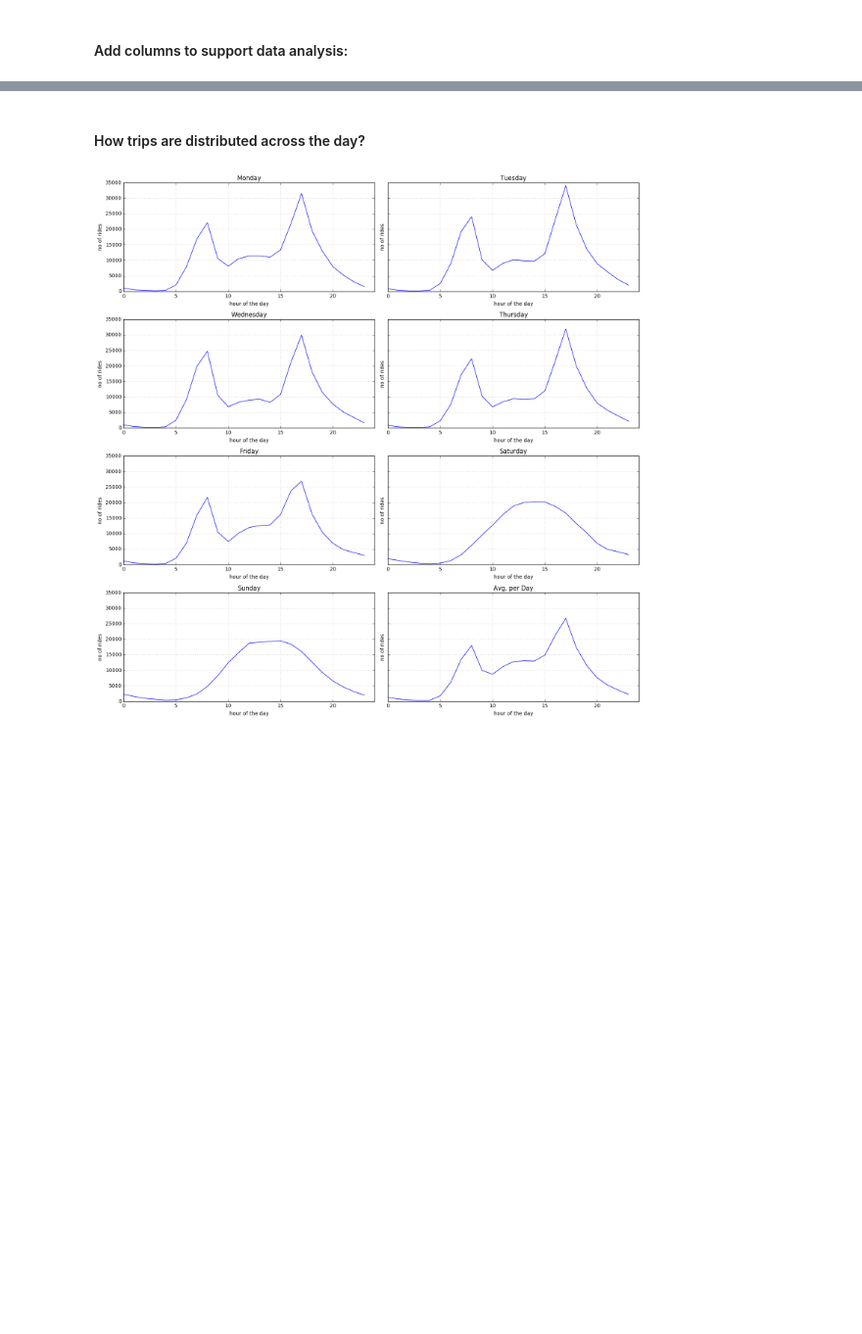
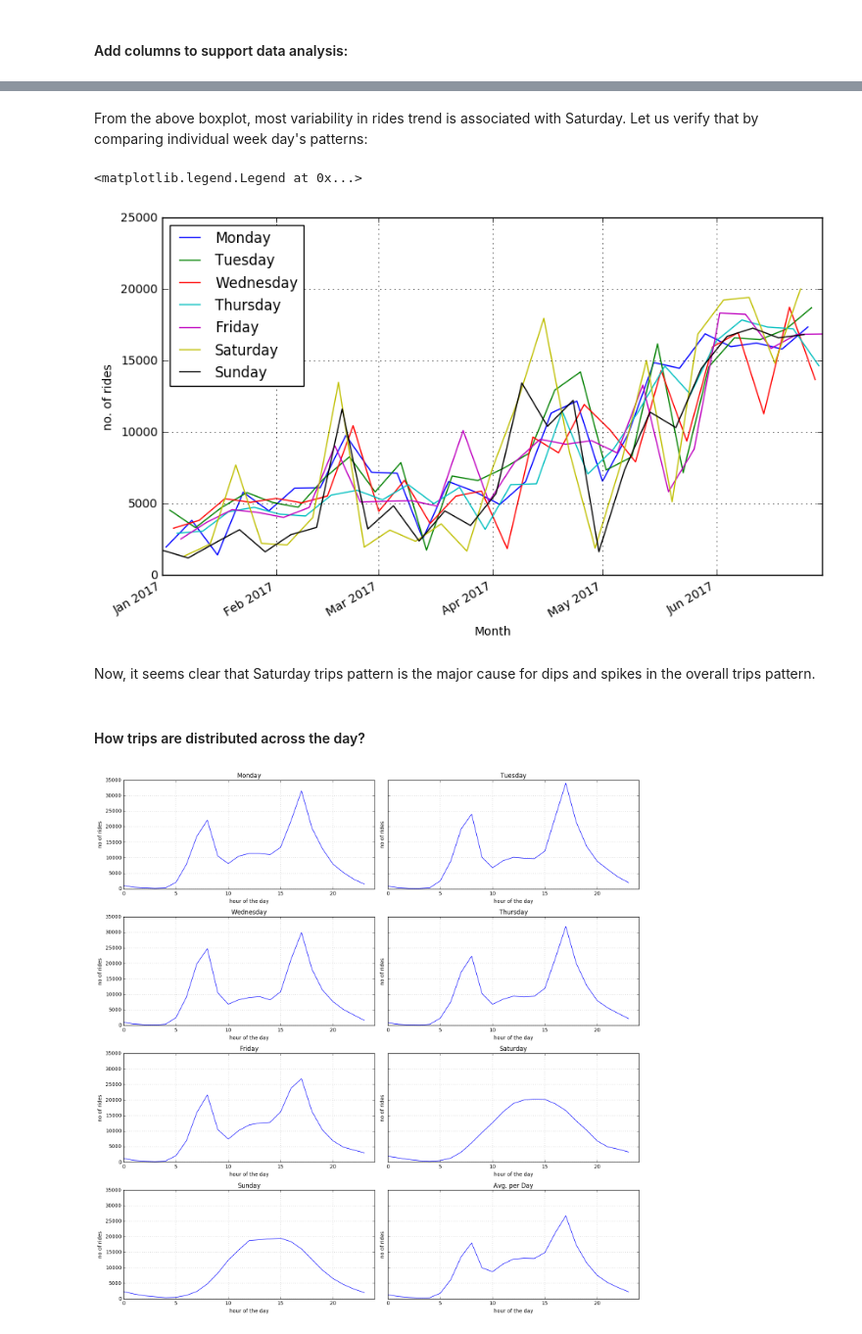
Before and after one commit to Samimust/divvybikes, a Jupyter notebook: Data Storytelling.ipynb, the cells around one changed output, grey strips where cells are left out. Shown at 98% size. Cells and saved outputs as stored; diff of their text form; code cells hidden in the pictures; blank space fills up the shorter version.

```diff
--- a/Data Storytelling.ipynb
+++ b/Data Storytelling.ipynb
@@ -134,3 +152,28 @@ From the above time series plot, it is clear that there is an increase in rides
+# %% [markdown]
+From the above boxplot, most variability  in rides trend is associated with Saturday. Let us verify that by comparing individual week day's patterns:
+# %%
+
+dso = divvy_rides.groupby(['week_day', 'start_date']).size().to_frame()
+dso.columns = ['count_per_day']
+dso.reset_index(inplace=True)
+
+fig, ax = plt.subplots(1, 1, figsize = (10, 6))
+fig.autofmt_xdate()
+ax.set_xlim([dt.date(2017, 1, 1), dt.date(2017, 6, 30)])
+for i in range(7):
+    ds = dso[(dso.week_day == i)].groupby('start_date').sum()
+    ds.drop(["week_day"], axis=1, inplace='True')
+    ax.plot(ds, label=calendar.day_name[i])
+
+ax.grid()
+ax.set_xlabel('Month')
+ax.set_ylabel('no. of rides')
+ax.legend(loc=2)
+# %% [output]
+<matplotlib.legend.Legend at 0x...>
+[figure, added]
+# %% [markdown]
+Now, it seems clear that Saturday trips pattern is the major cause for dips and spikes in the overall trips pattern.
 # %% [markdown]
 #### How trips are distributed across the day?
 # %%
```
Also changed, not shown: parts of 11 cells of this notebook.
